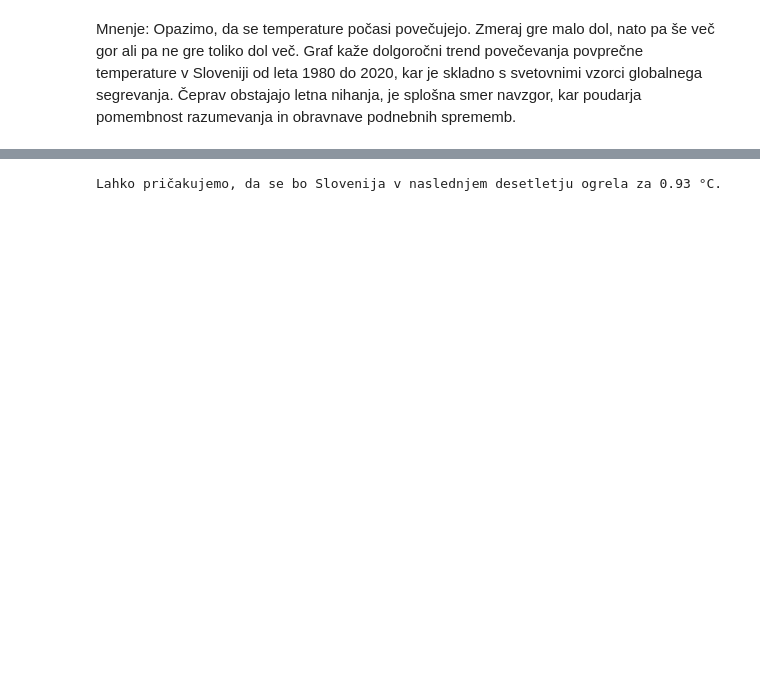
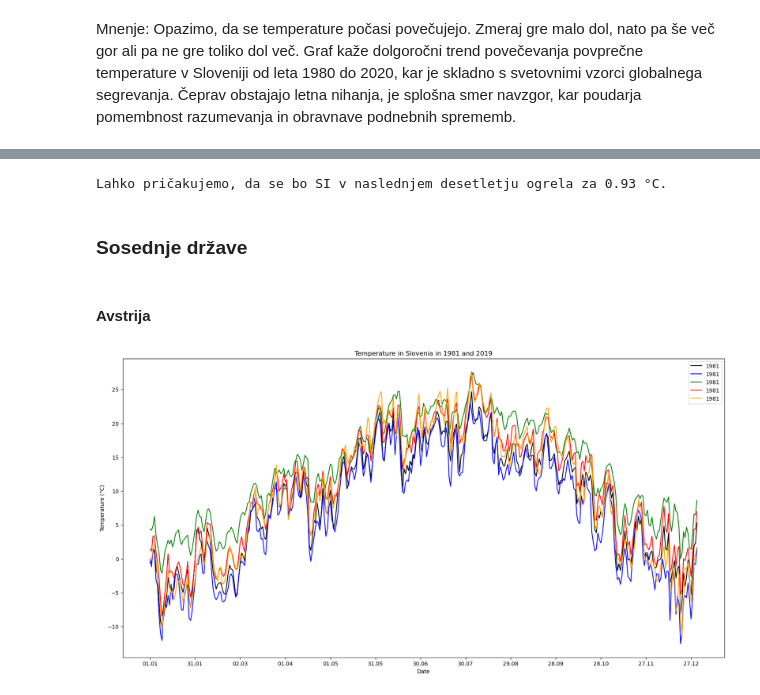
Before and after one commit to hackecTim/PR24-ZM-TPZ-NC, a Jupyter notebook: obdelava.ipynb, the cells around one changed output, grey strips where cells are left out. Cells and saved outputs as stored; diff of their text form; code cells hidden in the pictures; blank space fills up the shorter version.

```diff
--- a/obdelava.ipynb
+++ b/obdelava.ipynb
@@ -277,8 +317,44 @@ Povprečna temperatura v Sloveniji v desetletjih:
 2000-2010: 0.96 °C
 2010-2020: 1.0 °C
 # %%
-povprecje_vsa_leta = sum(seznam_10let) / len(seznam_10let)
+def warmNextDecade(country_acronym):
+    seznam_10let = averageOfDecade(country_acronym, False)
+    povprecje_vsa_leta = sum(seznam_10let) / len(seznam_10let)
 
-print(f"\nLahko pričakujemo, da se bo Slovenija v naslednjem desetletju ogrela za {povprecje_vsa_leta:.2f} °C.")
+    print(f"\nLahko pričakujemo, da se bo {(country_acronym)} v naslednjem desetletju ogrela za {povprecje_vsa_leta:.2f} °C.")
+
+warmNextDecade('SI')
 # %% [output]
-Lahko pričakujemo, da se bo Slovenija v naslednjem desetletju ogrela za 0.93 °C.
+Lahko pričakujemo, da se bo SI v naslednjem desetletju ogrela za 0.93 °C.
+# %% [markdown]
+### Sosednje države
+# %% [markdown]
+#### Avstrija
+# %%
+povprecje = podatki.groupby(podatki['utc_timestamp'].dt.date).mean()
+
+povprecje.reset_index(inplace=True)
+
+povprecje['utc_timestamp'] = pd.to_datetime(povprecje['utc_timestamp'])
+
+povprecje['year'] = povprecje['utc_timestamp'].dt.year
+povprecje_1981 = povprecje[povprecje['year'] == 1981]
+povprecje_2019 = povprecje[povprecje['year'] == 2019]
+
+formatted_dates = np.array([dt.strftime('%d.%m') for dt in povprecje_1981['utc_timestamp']])
+
+plt.figure(figsize=(20, 10))
+plt.plot(formatted_dates, povprecje_1981['SI_temperature'], label='1981', color='black')
+plt.plot(formatted_dates, povprecje_1981['AT_temperature'], label='1981' , color='blue')
+plt.plot(formatted_dates, povprecje_1981['IT_temperature'], label='1981' , color='green')
+plt.plot(formatted_dates, povprecje_1981['HR_temperature'], label='1981', color='red')
+plt.plot(formatted_dates, povprecje_1981['HU_temperature'], label='1981', color='orange')
+plt.xticks(np.arange(0, len(formatted_dates), 30), formatted_dates[::30])
+
+plt.xlabel('Date')
+plt.ylabel('Temperature (°C)')
+plt.title('Temperature in Slovenia in 1981 and 2019')
+plt.legend()
+plt.show()
+# %% [output]
+[figure, added]
```
Also changed, not shown: parts of 20 cells of this notebook.
